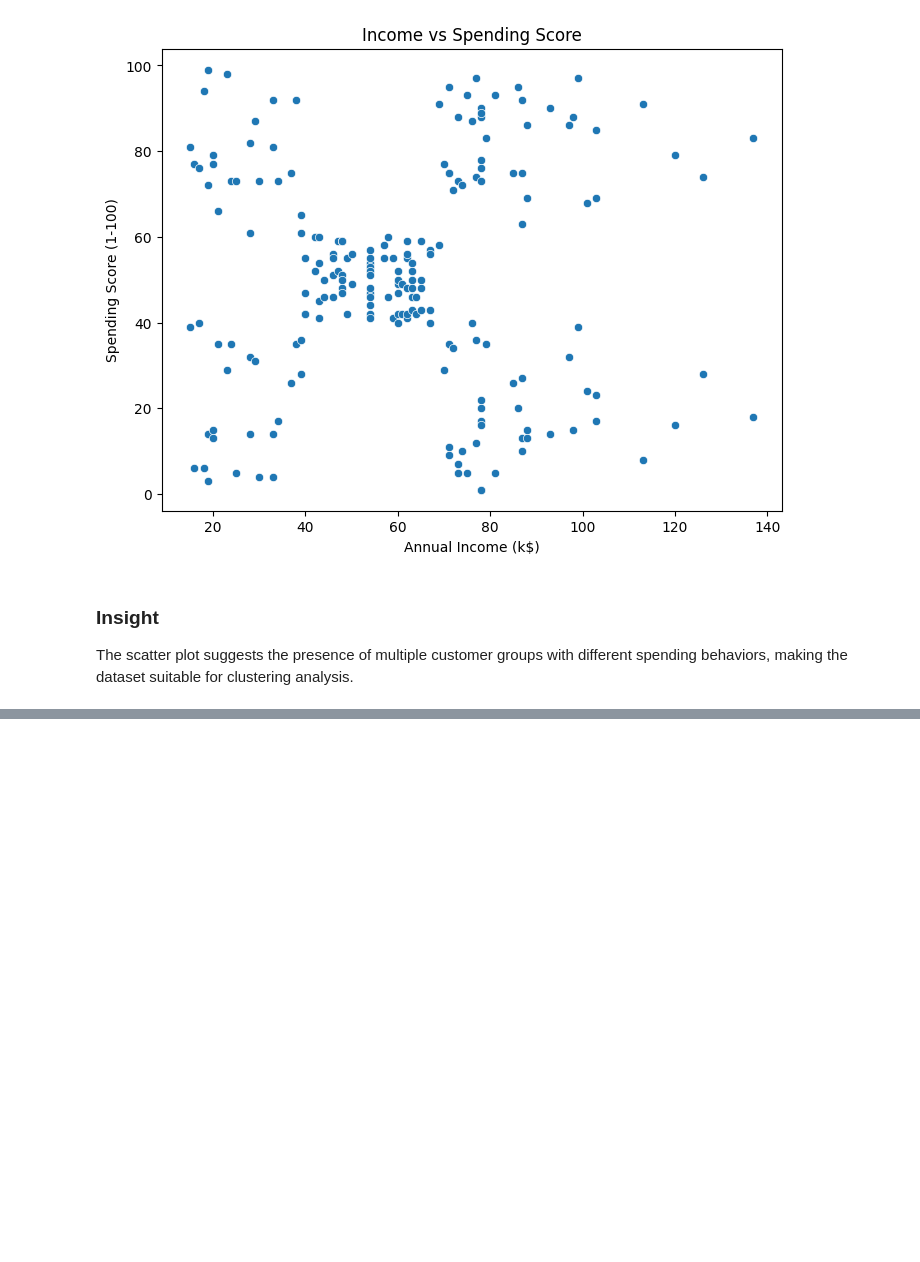
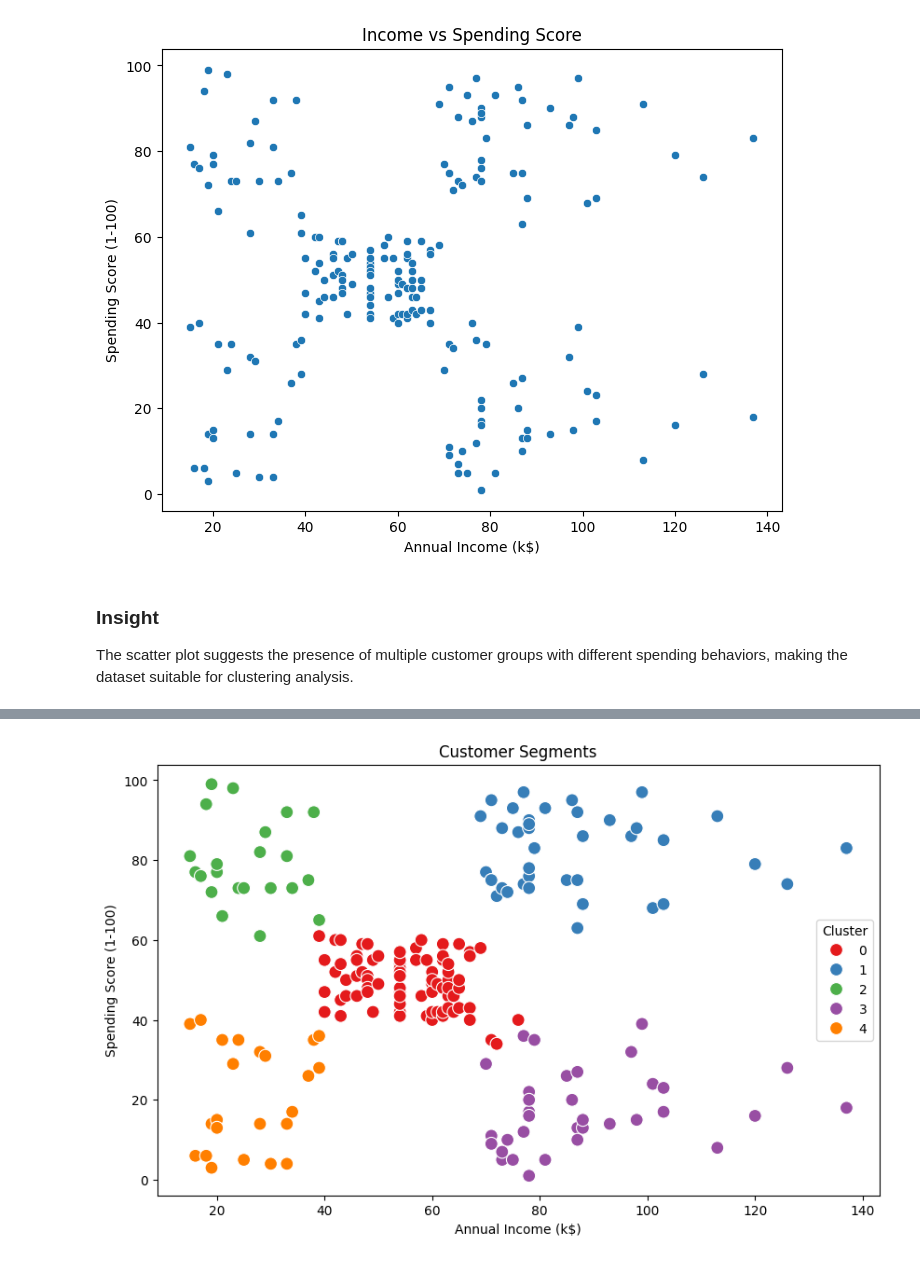
Before and after one commit to akshara-git17/synent-task8-customer-segmentation-akshara_dave, a Jupyter notebook: Task8_Customer_Segmentation.ipynb, the cells around one changed output, grey strips where cells are left out. Cells and saved outputs as stored; diff of their text form; code cells hidden in the pictures; blank space fills up the shorter version.

```diff
--- a/Task8_Customer_Segmentation.ipynb
+++ b/Task8_Customer_Segmentation.ipynb
@@ -296,0 +406,12 @@ The scatter plot suggests the presence of multiple customer groups with differen
+# %%
+kmeans = KMeans(
+    n_clusters=5,
+    random_state=42,
+    n_init=10
+)
+
+clusters = kmeans.fit_predict(X_scaled)
+
+df['Cluster'] = clusters
+
+df.head()
@@ -296,0 +433,17 @@ The scatter plot suggests the presence of multiple customer groups with differen
+# %%
+plt.figure(figsize=(10,6))
+
+sns.scatterplot(
+    data=df,
+    x='Annual Income (k$)',
+    y='Spending Score (1-100)',
+    hue='Cluster',
+    palette='Set1',
+    s=100
+)
+
+plt.title('Customer Segments')
+
+plt.show()
+# %% [output]
+[figure, added]
```
Also changed, not shown: parts of 20 cells of this notebook.
